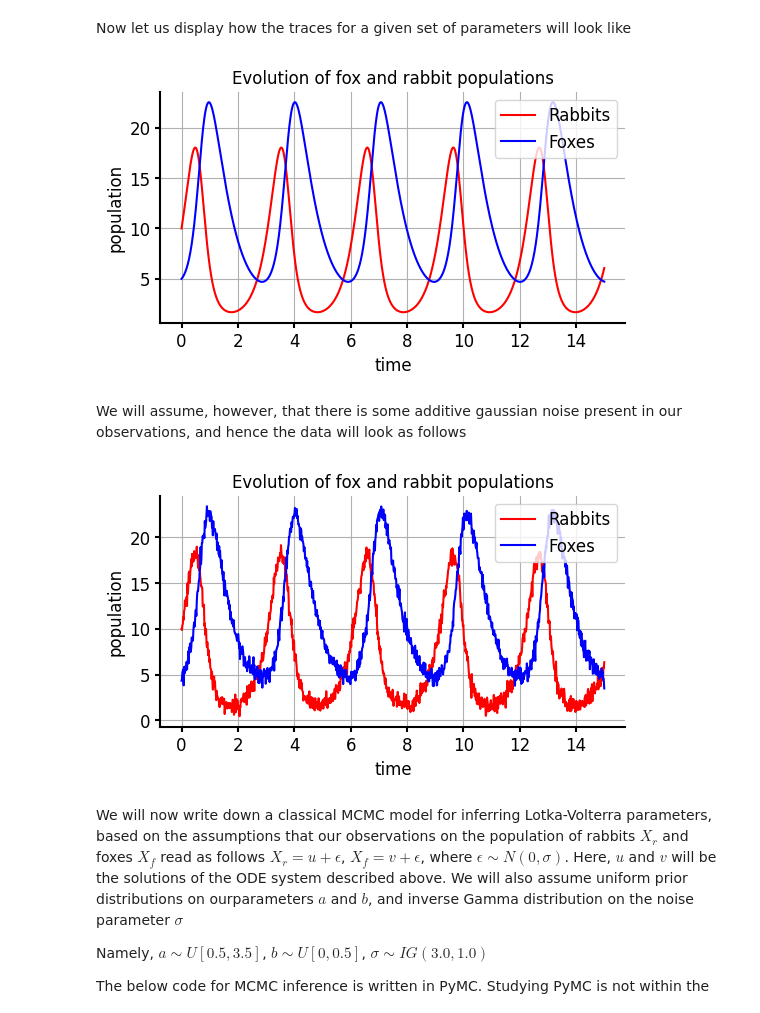
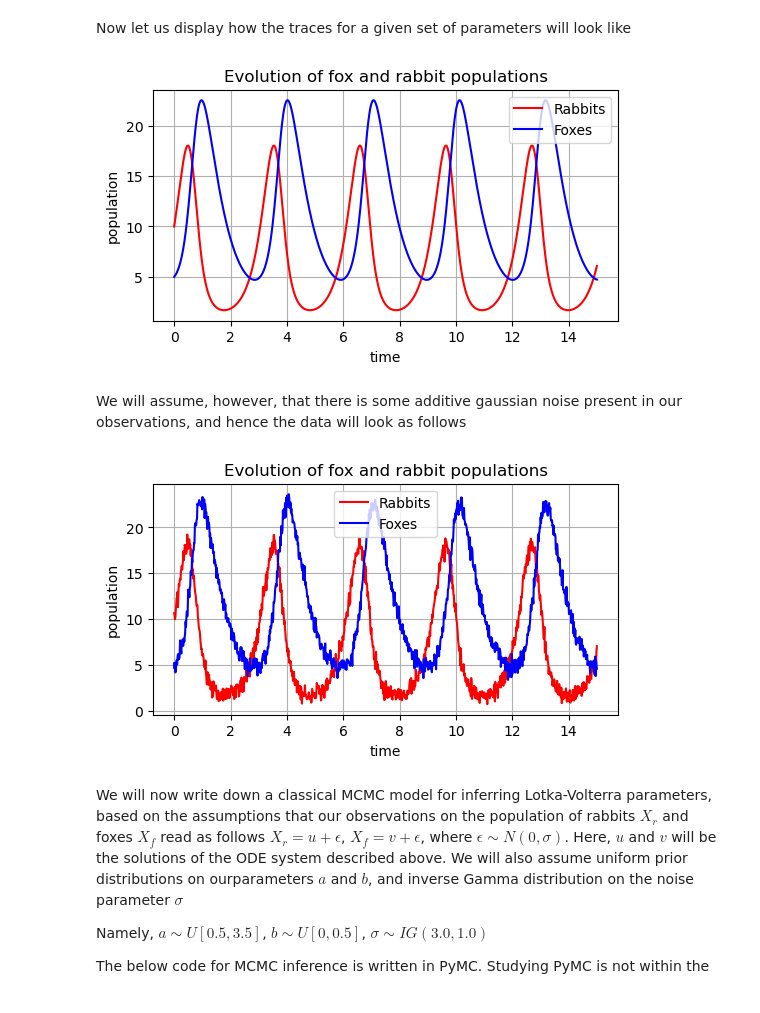
Before and after one commit to albazarova/sbi_intro, a Jupyter notebook: notebooks/2_MCMC_vs_sbi_ODE.ipynb, the cells around one changed output. Drawn from its saved outputs; the diff is of its cells as text; code cells hidden in the pictures.

```diff
--- a/notebooks/2_MCMC_vs_sbi_ODE.ipynb
+++ b/notebooks/2_MCMC_vs_sbi_ODE.ipynb
@@ -70,39 +70,37 @@ Now let us display how the traces for a given set of parameters will look like
 theta = [3.3, 0.29]  # parameters (a, b)
 X = run_model(theta,t, X0)
 # %%
-with mpl.rc_context(fname=".matplotlibrc"):
-    rabbits, foxes = X.T
-    f1 = plt.subplots(1, 1, figsize=(6, 3))
-    plt.plot(t, rabbits, 'r-', label='Rabbits')
-    plt.plot(t, foxes  , 'b-', label='Foxes')
-    plt.grid()
-    plt.legend(loc='best')
-    plt.xlabel('time')
-    plt.ylabel('population')
-    plt.title('Evolution of fox and rabbit populations')
-    plt.savefig("xo_lotka.png", dpi=200, bbox_inches="tight")
-    plt.show()
+rabbits, foxes = X.T
+f1 = plt.subplots(1, 1, figsize=(6, 3))
+plt.plot(t, rabbits, 'r-', label='Rabbits')
+plt.plot(t, foxes  , 'b-', label='Foxes')
+plt.grid()
+plt.legend(loc='best')
+plt.xlabel('time')
+plt.ylabel('population')
+plt.title('Evolution of fox and rabbit populations')
+plt.savefig("xo_lotka.png", dpi=200, bbox_inches="tight")
+plt.show()
 # %% [output]
-[figure, old version]
+[figure, new version]
 # %% [markdown]
 We will assume, however, that there is some additive gaussian noise present in our observations, and hence the data will look as follows
 # %%
 theta = [3.3, 0.29]  # parameters (a, b)
 X = run_model(theta,t, X0)+np.random.normal(0, 0.5, (1000, 2))
-with mpl.rc_context(fname=".matplotlibrc"):
-    rabbits, foxes = X.T
-    f1 = plt.subplots(1, 1, figsize=(6, 3))
-    plt.plot(t, rabbits, 'r-', label='Rabbits')
-    plt.plot(t, foxes  , 'b-', label='Foxes')
-    plt.grid()
-    plt.legend(loc='best')
-    plt.xlabel('time')
-    plt.ylabel('population')
-    plt.title('Evolution of fox and rabbit populations')
-    plt.savefig("xo_lotka.png", dpi=200, bbox_inches="tight")
-    plt.show()
+rabbits, foxes = X.T
+f1 = plt.subplots(1, 1, figsize=(6, 3))
+plt.plot(t, rabbits, 'r-', label='Rabbits')
+plt.plot(t, foxes  , 'b-', label='Foxes')
+plt.grid()
+plt.legend(loc='best')
+plt.xlabel('time')
+plt.ylabel('population')
+plt.title('Evolution of fox and rabbit populations')
+plt.savefig("xo_lotka.png", dpi=200, bbox_inches="tight")
+plt.show()
 # %% [output]
-[figure, old version]
+[figure, new version]
 # %% [markdown]
 We will now write down a classical MCMC model for inferring Lotka-Volterra parameters, based on the assumptions that our observations on the population of rabbits $X_r$ and foxes $X_f$ read as follows $X_r=u+\epsilon$, $X_f=v+\epsilon$, where $\epsilon\sim N(0,\sigma)$. Here, $u$ and $v$ will be the solutions of the ODE system described above. We will also assume uniform prior distributions on ourparameters $a$ and $b$, and inverse Gamma distribution on the noise parameter $\sigma$
 
```
Also changed, not shown: parts of 8 cells of this notebook.
